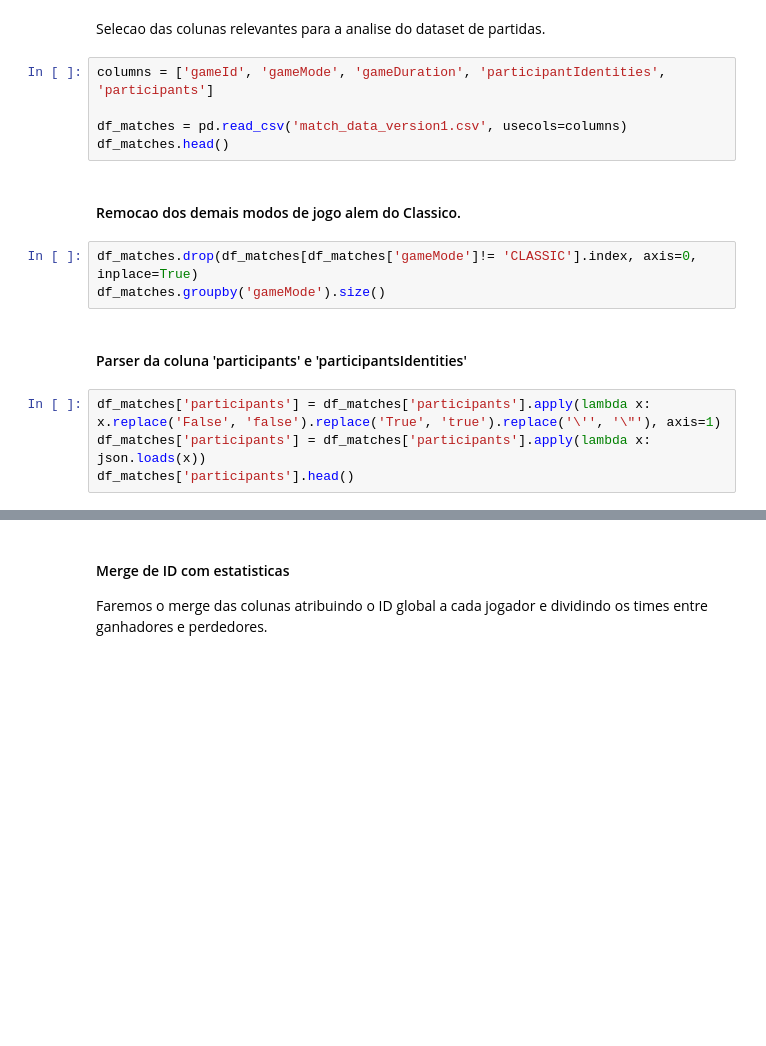
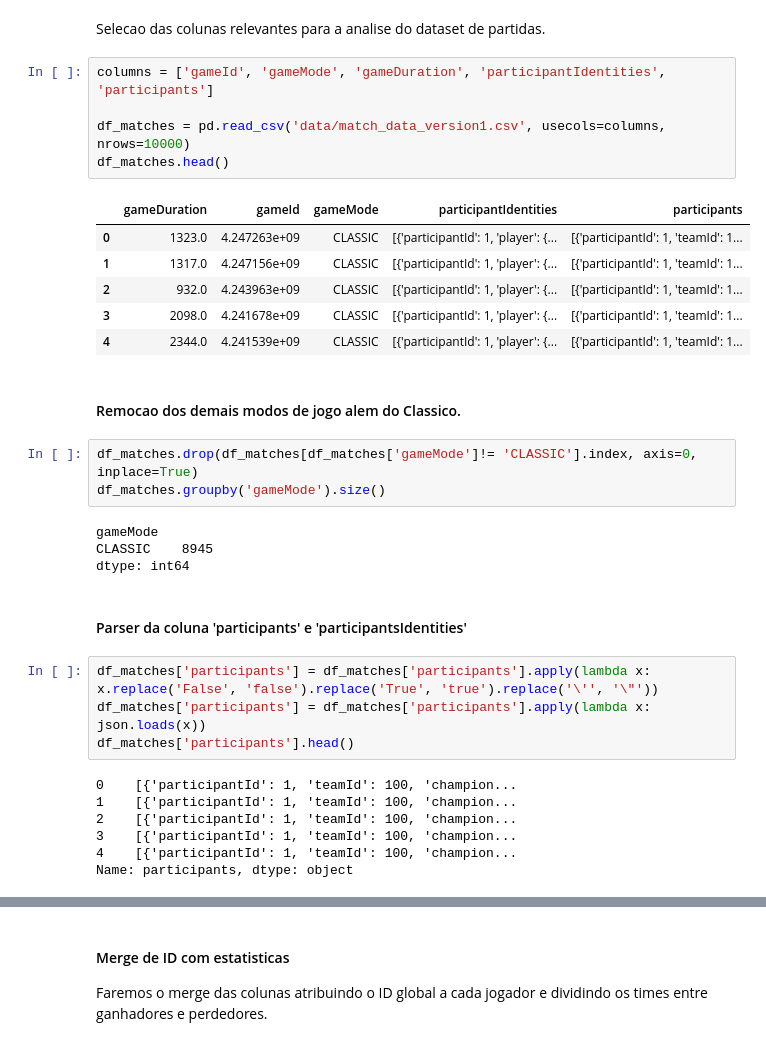
Before and after one commit to pikonha/lol-analysis, a Jupyter notebook: index.ipynb, the cells around one changed output, grey strips where cells are left out. Drawn from its saved outputs; the diff is of its cells as text; blank space fills up the shorter version.

```diff
--- a/index.ipynb
+++ b/index.ipynb
@@ -182,19 +230,37 @@ Selecao das colunas relevantes para a analise do dataset de partidas.
 # %%
 columns = ['gameId', 'gameMode', 'gameDuration', 'participantIdentities', 'participants']
 
-df_matches = pd.read_csv('match_data_version1.csv', usecols=columns)
+df_matches = pd.read_csv('data/match_data_version1.csv', usecols=columns, nrows=10000)
 df_matches.head()
+# %% [output]
+|  | gameDuration | gameId | gameMode | participantIdentities | participants |
+| 0 | 1323.0 | 4.247263e+09 | CLASSIC | [{'participantId': 1, 'player': {... | [{'participantId': 1, 'teamId': 1... |
+| 1 | 1317.0 | 4.247156e+09 | CLASSIC | [{'participantId': 1, 'player': {... | [{'participantId': 1, 'teamId': 1... |
+| 2 | 932.0 | 4.243963e+09 | CLASSIC | [{'participantId': 1, 'player': {... | [{'participantId': 1, 'teamId': 1... |
+| 3 | 2098.0 | 4.241678e+09 | CLASSIC | [{'participantId': 1, 'player': {... | [{'participantId': 1, 'teamId': 1... |
+| 4 | 2344.0 | 4.241539e+09 | CLASSIC | [{'participantId': 1, 'player': {... | [{'participantId': 1, 'teamId': 1... |
 # %% [markdown]
 #### Remocao dos demais modos de jogo alem do Classico.
 # %%
 df_matches.drop(df_matches[df_matches['gameMode']!= 'CLASSIC'].index, axis=0, inplace=True)
 df_matches.groupby('gameMode').size()
+# %% [output]
+gameMode
+CLASSIC    8945
+dtype: int64
 # %% [markdown]
 #### Parser da coluna 'participants' e 'participantsIdentities'
 # %%
-df_matches['participants'] = df_matches['participants'].apply(lambda x: x.replace('False', 'false').replace('True', 'true').replace('\'', '\"'), axis=1)
+df_matches['participants'] = df_matches['participants'].apply(lambda x: x.replace('False', 'false').replace('True', 'true').replace('\'', '\"'))
 df_matches['participants'] = df_matches['participants'].apply(lambda x: json.loads(x))
 df_matches['participants'].head()
+# %% [output]
+0    [{'participantId': 1, 'teamId': 100, 'champion...
+1    [{'participantId': 1, 'teamId': 100, 'champion...
+2    [{'participantId': 1, 'teamId': 100, 'champion...
+3    [{'participantId': 1, 'teamId': 100, 'champion...
+4    [{'participantId': 1, 'teamId': 100, 'champion...
+Name: participants, dtype: object
 # %%
 df_matches['participantIdentities'] = df_matches['participantIdentities'].apply(lambda x: json.loads( x.replace('False', 'false').replace('True', 'true').replace('\'', '\"')))
 df_matches['participantIdentities'].head()
```
Also changed, not shown: parts of 24 cells of this notebook, 5 other files.
